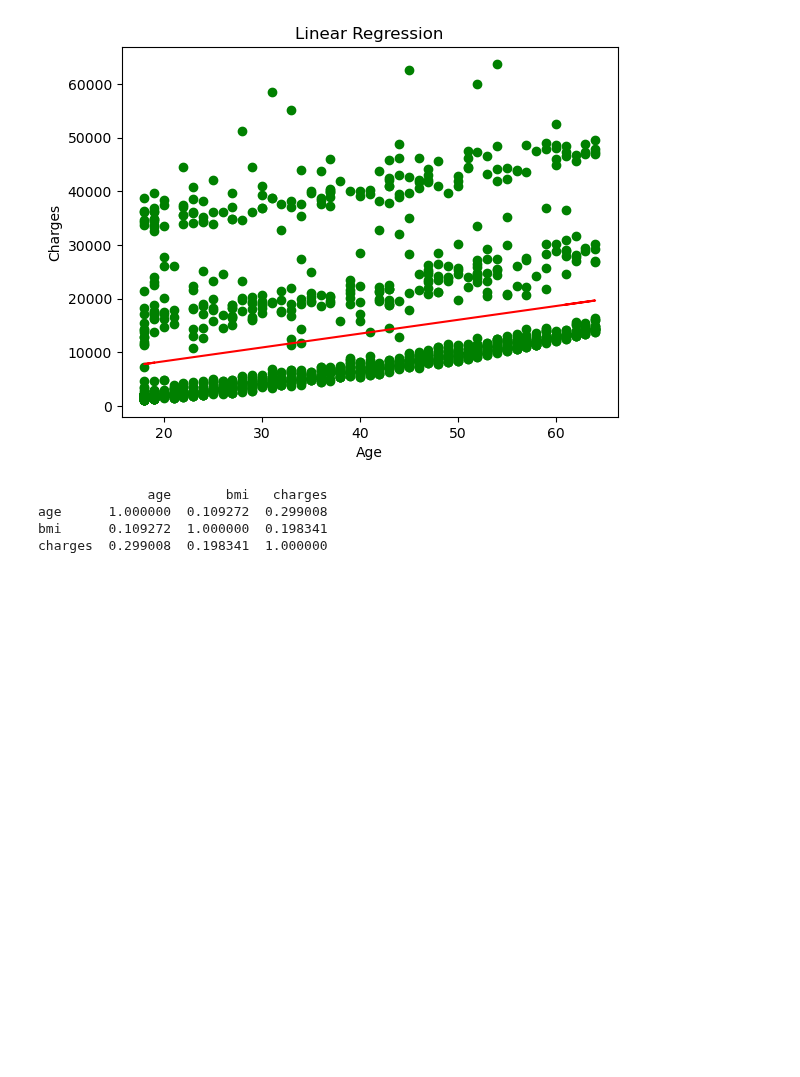
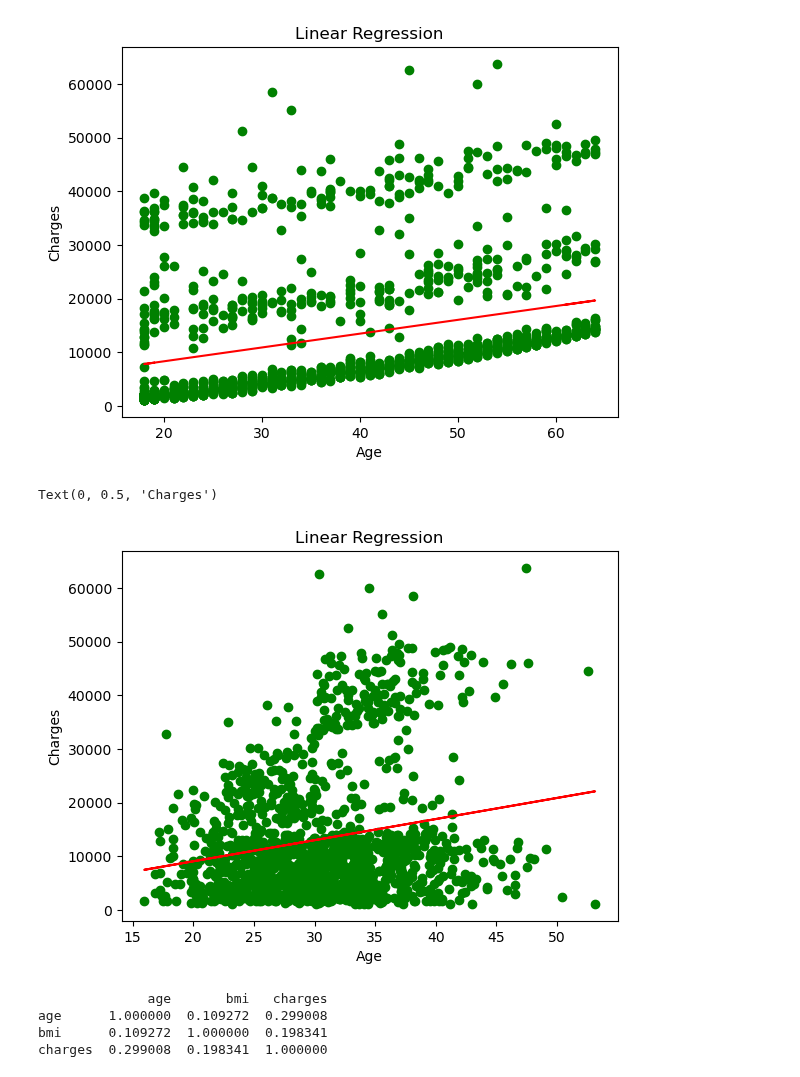
Before and after one commit to swayam-learning/ml_workshop, a Jupyter notebook: insurance_task/Insurance_linear_regression.ipynb, the cells around one changed output. Drawn from its saved outputs; the diff is of its cells as text; code cells hidden in the pictures; blank space fills up the shorter version.

```diff
--- a/insurance_task/Insurance_linear_regression.ipynb
+++ b/insurance_task/Insurance_linear_regression.ipynb
@@ -19,14 +19,23 @@ insurance
 | 1336 | 21 | female | 25.800 | 0 | no | southwest | 2007.94500 |
 | 1337 | 61 | female | 29.070 | 0 | yes | northwest | 29141.36030 |
 1338 rows × 7 columns
+# %%
+bmi_data = insurance["bmi"]
+charges_data = insurance["charges"]
 # %%
 age_data = insurance["age"]
 charges_data = insurance["charges"]
 # %%
 age = np.array(age_data).reshape(-1,1)
 charges = np.array(charges_data).reshape(-1,1)
+# %%
+bmi = np.array(bmi_data).reshape(-1,1)
+charges = np.array(charges_data).reshape(-1,1)
 # %%
 linreg = LinearRegression()
 linreg.fit(age,charges)
 # %% [output]
 LinearRegression()
+# %%
+linreg = LinearRegression()
+linreg.fit(bmi,charges)
@@ -33,3 +44,5 @@ LinearRegression()
+# %%
+prediction2 = linreg.predict(bmi)
 # %%
 prediction = linreg.predict(age)
 # %%
@@ -42,6 +55,16 @@ plt.ylabel("Charges")
 # %% [output]
 Text(0, 0.5, 'Charges')
 [figure]
+# %%
+from matplotlib import pyplot as plt
+plt.scatter(bmi,charges, color="green")
+plt.plot(bmi,prediction2, color="red")
+plt.title("Linear Regression")
+plt.xlabel("Age")
+plt.ylabel("Charges")
+# %% [output]
+Text(0, 0.5, 'Charges')
+[figure, added]
 # %%
 corr = insurance[["age","bmi","charges"]].corr()
 # %%
```
Also changed, not shown: parts of 7 cells of this notebook.
